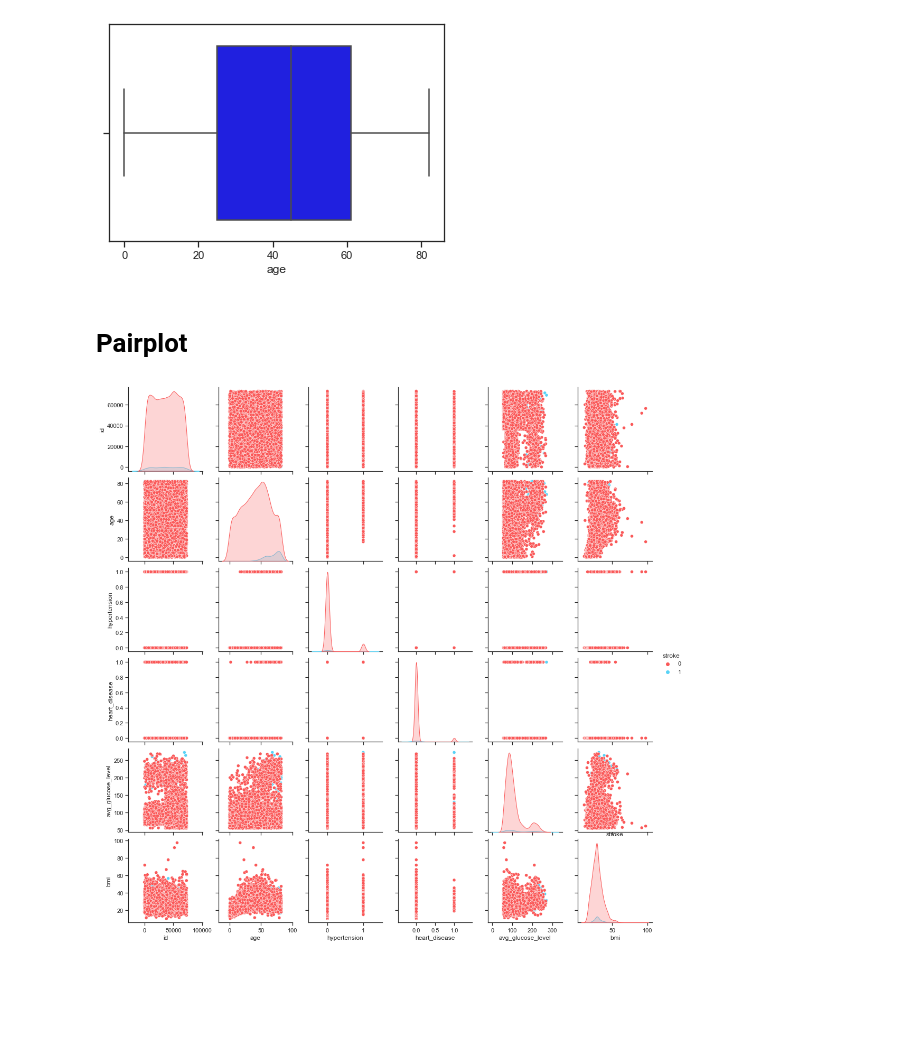
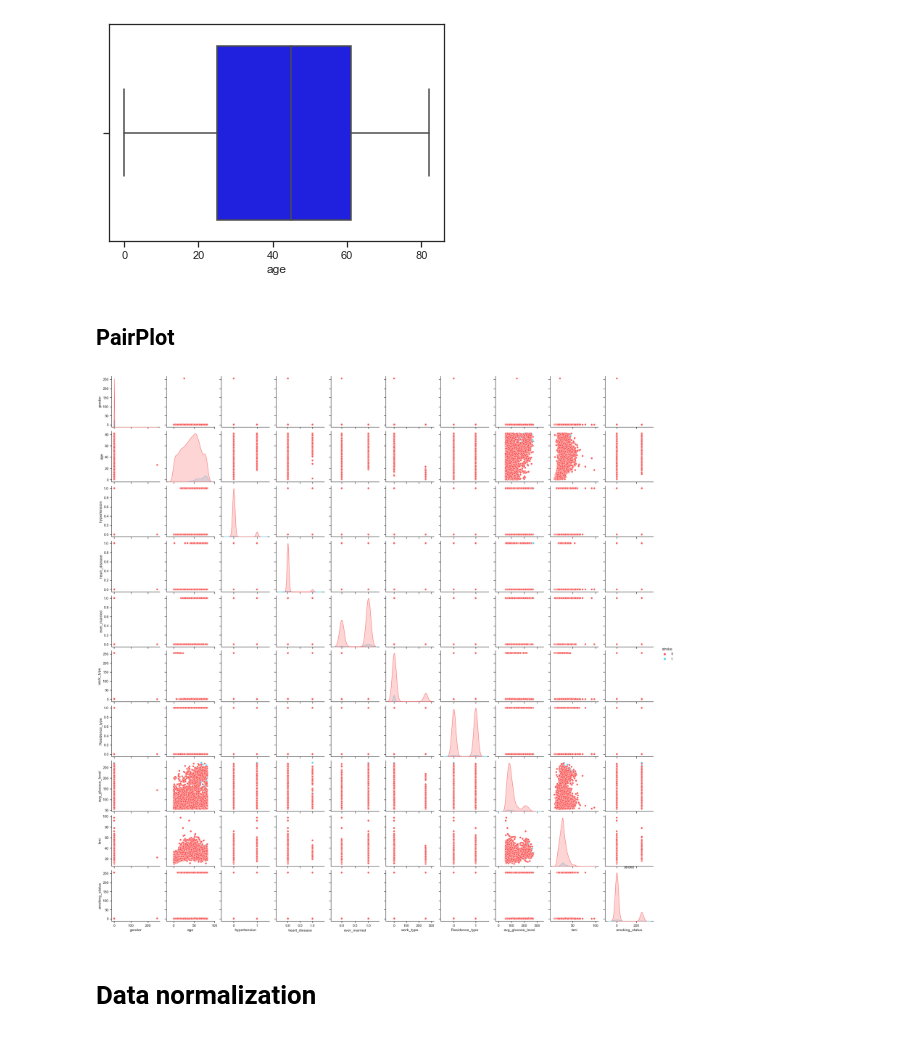
Before and after one commit to NKorzhik/Labs_AD, a Jupyter notebook: Laba2.ipynb, the cells around one changed output. Cells and saved outputs as stored; diff of their text form; code cells hidden in the pictures; blank space fills up the shorter version.

```diff
--- a/Laba2.ipynb
+++ b/Laba2.ipynb
@@ -175,12 +176,14 @@ sns.boxplot(x='age',data=df , color = 'Blue')
 <AxesSubplot:xlabel='age'>
 [figure]
 # %% [markdown]
-# Pairplot
+## PairPlot
 # %%
 sns.set(style="ticks");
 pal = ["#FA5858", "#58D3F7"]
 
-sns.pairplot(df, hue="stroke", palette=pal);
+sns.pairplot(df_res, hue="stroke", palette=pal);
 plt.title("stroke");
 # %% [output]
-[figure, old version]
+[figure, new version]
+# %% [markdown]
+# Data normalization
```
Also changed, not shown: parts of 6 cells of this notebook.
